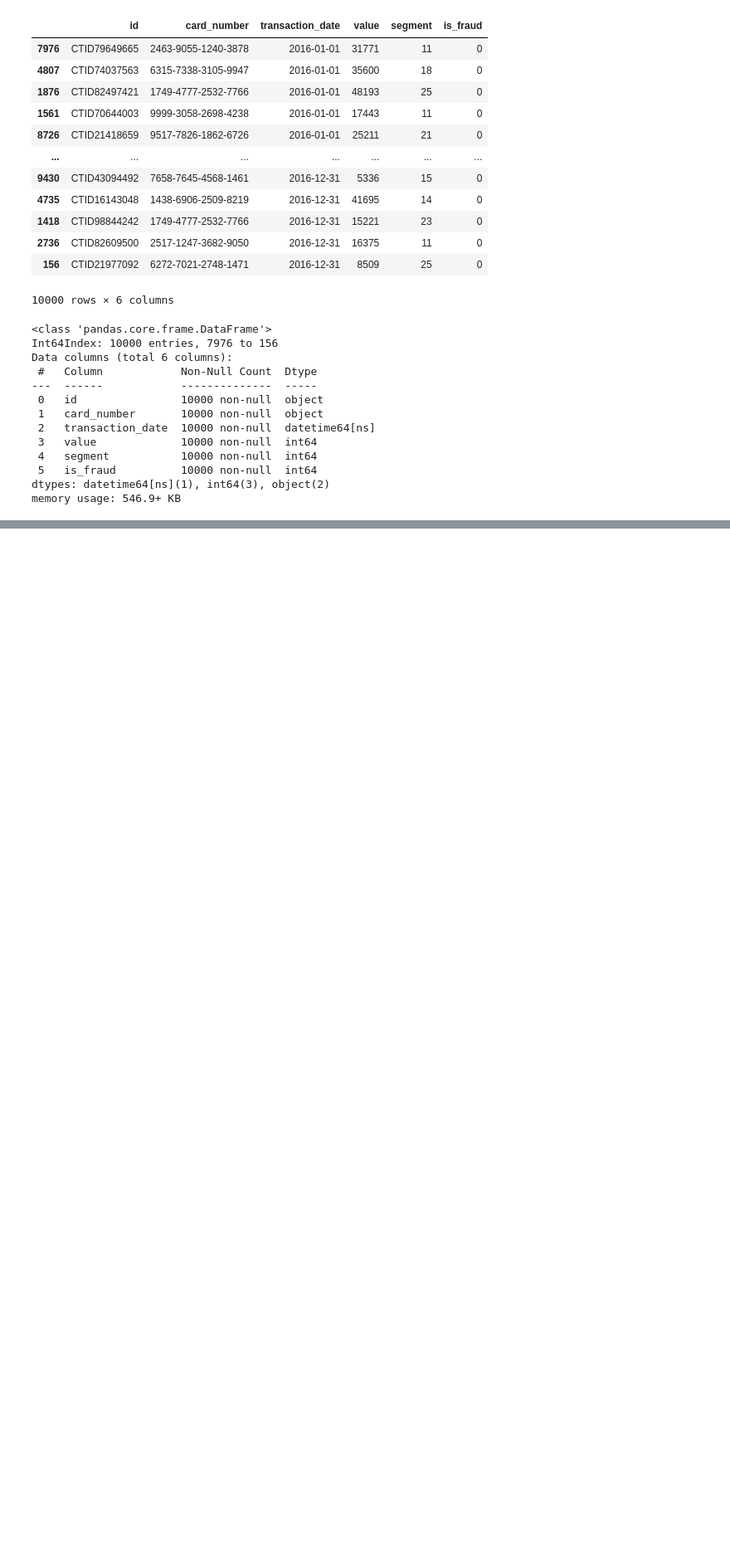
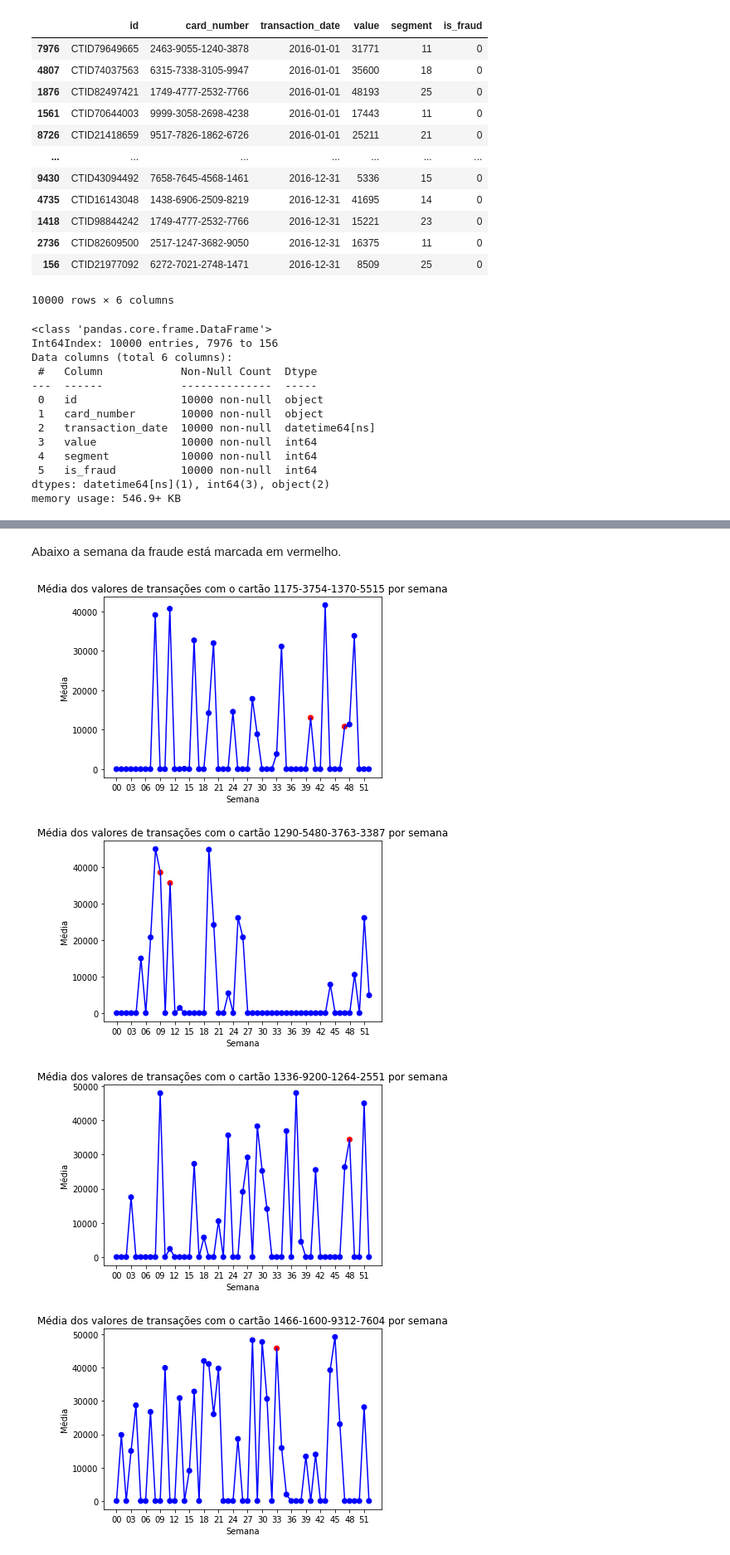
Before and after one commit to Eric-Mendes/conta-stone-data-challenge, a Jupyter notebook: data_analyses.ipynb, the cells around one changed output, grey strips where cells are left out. Shown at 83% size. Saved outputs shown, nothing was run; the diff lists cells and outputs as text; code cells hidden in the pictures; blank space fills up the shorter version.

```diff
--- a/data_analyses.ipynb
+++ b/data_analyses.ipynb
@@ -469,0 +481,4 @@ memory usage: 546.9+ KB
+# %%
+import datetime
+df_transactions['week_number'] = [date.strftime('%U') for date in df_transactions['transaction_date']]
+df_transactions
@@ -469,0 +499,16 @@ memory usage: 546.9+ KB
+# %%
+weeks = np.unique(df_transactions['week_number'])
+
+media = []
+for card in card_fraud:
+  for week in weeks:
+    qty = df_transactions['value'].loc[(df_transactions.card_number == card) & (df_transactions.week_number == week)].count()
+    if qty > 0:
+      m = round(df_transactions['value'].loc[(df_transactions.card_number == card) & (df_transactions.week_number == week)].sum() / \
+      qty, 2)
+    else:
+      m = 0
+
+    media.append((card, m, week))
+
+media
@@ -469,0 +539,30 @@ memory usage: 546.9+ KB
+# %% [markdown]
+Abaixo a semana da fraude está marcada em vermelho.
+# %%
+df_means = pd.DataFrame(media, columns=['card_number', 'mean', 'week_number'])
+
+x = np.unique(df_means['week_number'])
+for card in np.unique(df_means['card_number']):
+  y = df_means['mean'].loc[df_means['card_number'] == card]
+
+  plt.title('Média dos valores de transações com o cartão {} por semana'.format(card))
+
+  weeks = list(map(lambda x: int(x), df_transactions['week_number'].loc[(df_transactions['is_fraud'] == 1) & (df_transactions['card_number'] == card)]))
+  colors = []
+  for i in range(53):
+    if i in weeks:
+      colors.append('r')
+    else:
+      colors.append('b')
+
+  plt.xlabel('Semana')
+  plt.ylabel('Média')
+  plt.xticks([i for i in range(0, 53, 3)])
+  plt.scatter(x, y, c=colors)
+  plt.plot(x, y, color='b')
+  plt.show()
+# %% [output]
+[figure, added]
+[figure, added]
+[figure, added]
+[figure, added]
```
Also changed, not shown: parts of 12 cells of this notebook.
